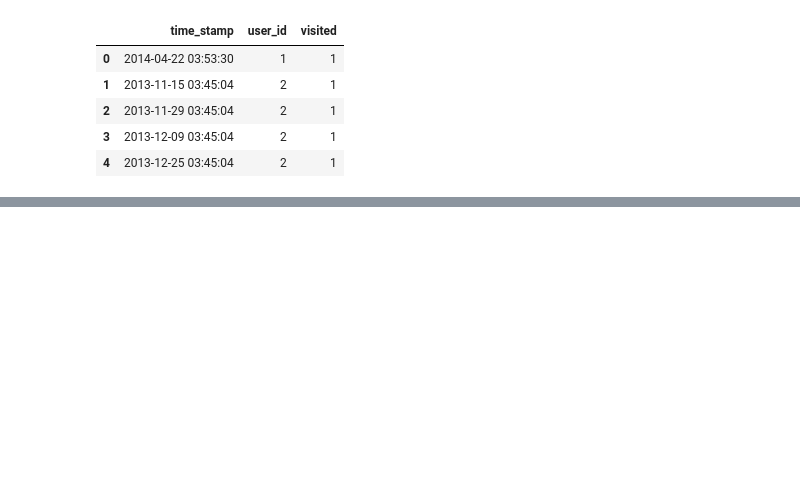
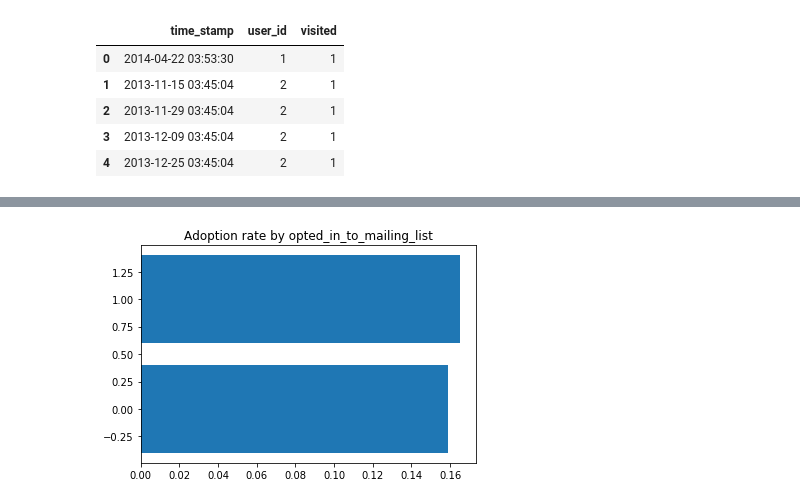
Before and after one commit to raymondgh/springboard-data-science, a Jupyter notebook: Minor Projects and Exercises/Take Home - Relax Inc/Relax Inc.ipynb, the cells around one changed output, grey strips where cells are left out. Cells and saved outputs as stored; diff of their text form; code cells hidden in the pictures; blank space fills up the shorter version.

```diff
--- a/Minor Projects and Exercises/Take Home - Relax Inc/Relax Inc.ipynb
+++ b/Minor Projects and Exercises/Take Home - Relax Inc/Relax Inc.ipynb
@@ -64,0 +159,9 @@ engagement.head()
+# %%
+factor = "opted_in_to_mailing_list"
+
+factor_df = df.groupby(factor).sum()["adoption"] / df.groupby(factor).sum()["count"]
+plt.barh(width=factor_df, y=factor_df.index)
+plt.title("Adoption rate by " + factor)
+plt.show()
+# %% [output]
+[figure, added]
```
Also changed, not shown: parts of 30 cells of this notebook.
